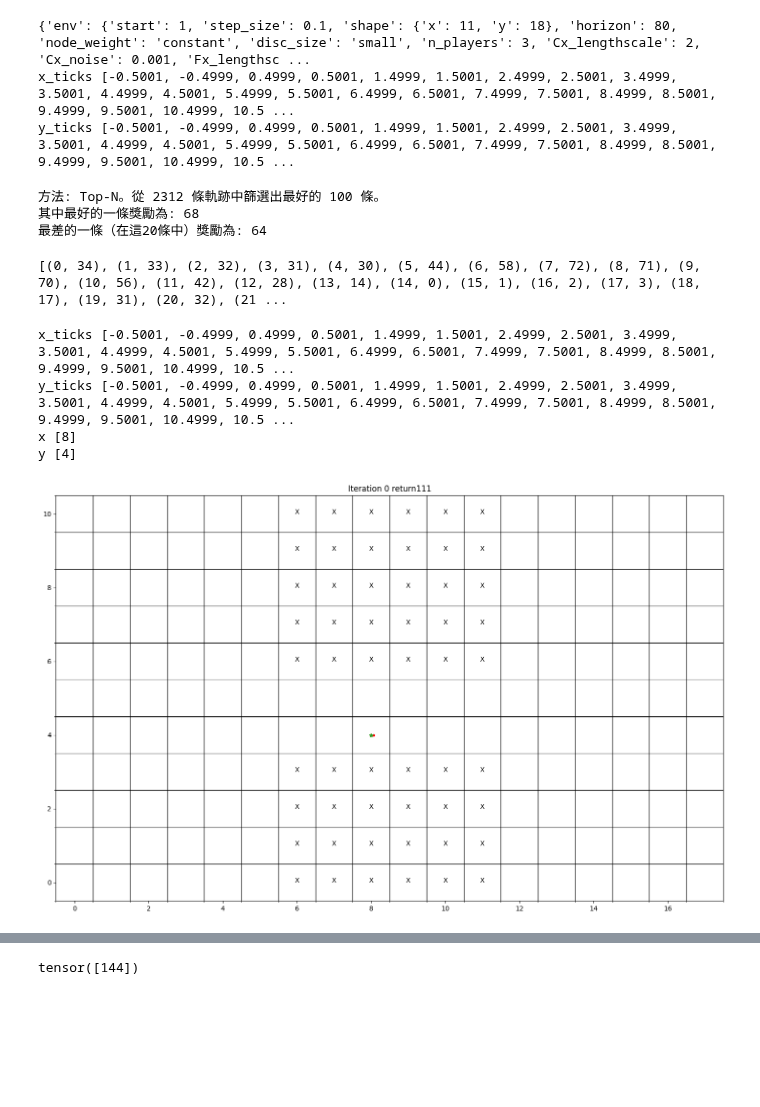
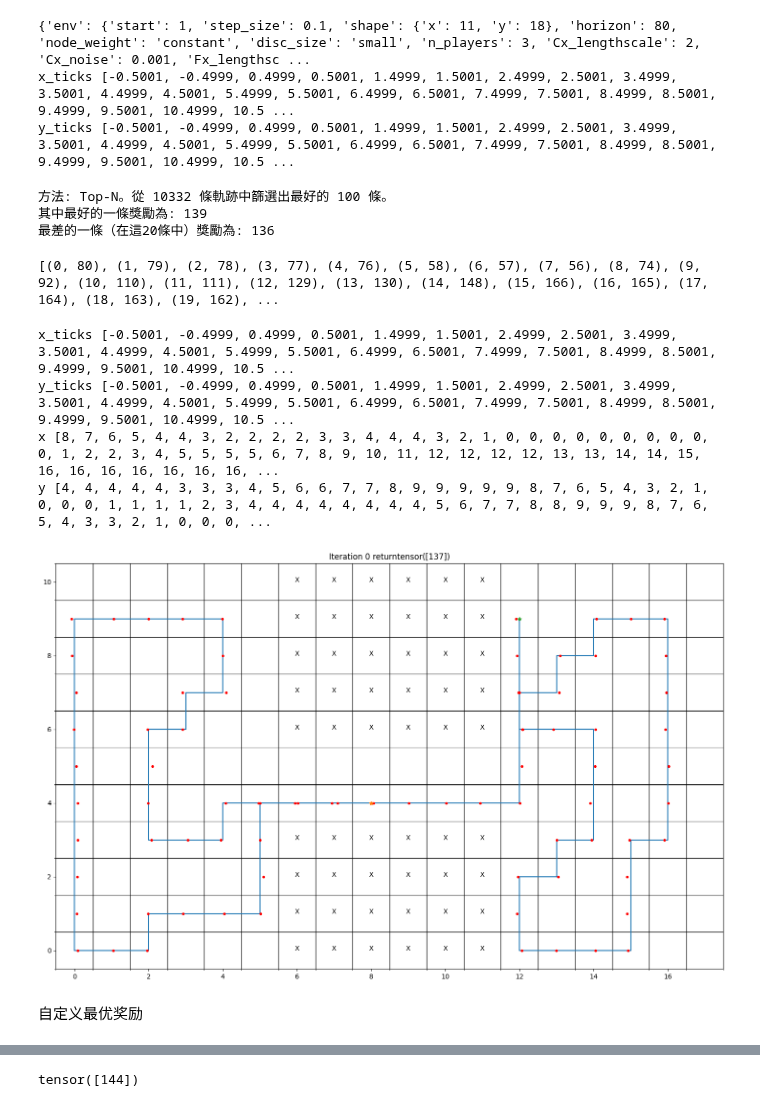
Before and after one commit to zjut-zhy/non-additive-RL, a Jupyter notebook: test_2.ipynb, the cells around one changed output, grey strips where cells are left out. Saved outputs shown, nothing was run; the diff lists cells and outputs as text; code cells hidden in the pictures; blank space fills up the shorter version.

```diff
--- a/test_2.ipynb
+++ b/test_2.ipynb
@@ -110,7 +110,7 @@ env.get_horizon_transition_matrix()
 x_ticks [-0.5001, -0.4999, 0.4999, 0.5001, 1.4999, 1.5001, 2.4999, 2.5001, 3.4999, 3.5001, 4.4999, 4.5001, 5.4999, 5.5001, 6.4999, 6.5001, 7.4999, 7.5001, 8.4999, 8.5001, 9.4999, 9.5001, 10.4999, 10.5 ...
 y_ticks [-0.5001, -0.4999, 0.4999, 0.5001, 1.4999, 1.5001, 2.4999, 2.5001, 3.4999, 3.5001, 4.4999, 4.5001, 5.4999, 5.5001, 6.4999, 6.5001, 7.4999, 7.5001, 8.4999, 8.5001, 9.4999, 9.5001, 10.4999, 10.5 ...
 # %%
-def sample_excellent_trajectories(filepath="go_explore_archive_spacetime_10m.pkl",
+def sample_excellent_trajectories(filepath="two_Room_80_go_explore_archive_spacetime.pkl",
                                   method='top_n',
                                   n=10,
                                   p=0.1,
@@ -183,9 +183,9 @@ if top_20_trajectories:
     print(f"其中最好的一條獎勵為: {top_20_trajectories[0]['reward']}")
     print(f"最差的一條（在這20條中）獎勵為: {top_20_trajectories[-1]['reward']}\n")
 # %% [output]
-方法: Top-N。從 2312 條軌跡中篩選出最好的 100 條。
-其中最好的一條獎勵為: 68
-最差的一條（在這20條中）獎勵為: 64
+方法: Top-N。從 10332 條軌跡中篩選出最好的 100 條。
+其中最好的一條獎勵為: 139
+最差的一條（在這20條中）獎勵為: 136
 # %%
 def create_path_with_timesteps(states):
     """
@@ -194,25 +194,27 @@ def create_path_with_timesteps(states):
     # 将状态转换为带时间步的格式
     path_with_time = [(t, state.item()) for t, state in enumerate(states)]
     return path_with_time
-path = create_path_with_timesteps(top_20_trajectories[11]["states"])
+mat_state = top_20_trajectories[0]["states"].copy()
+path = create_path_with_timesteps(mat_state)
 print(path)
 # %% [output]
-[(0, 34), (1, 33), (2, 32), (3, 31), (4, 30), (5, 44), (6, 58), (7, 72), (8, 71), (9, 70), (10, 56), (11, 42), (12, 28), (13, 14), (14, 0), (15, 1), (16, 2), (17, 3), (18, 17), (19, 31), (20, 32), (21 ...
+[(0, 80), (1, 79), (2, 78), (3, 77), (4, 76), (5, 58), (6, 57), (7, 56), (8, 74), (9, 92), (10, 110), (11, 111), (12, 129), (13, 130), (14, 148), (15, 166), (16, 165), (17, 164), (18, 163), (19, 162), ...
-# %%
-path = [(0,80)]
 # %%
 import importlib
 import visualization
 importlib.reload(visualization)
 from visualization import Visu
 visu = Visu(env_params=params["env"])
+visu.path_return(env.weighted_traj_return(mat_state, type=params["alg"]["type"]))
 visu.visu_path(path,env.Hori_ActionTransitionMatrix)
 # %% [output]
 x_ticks [-0.5001, -0.4999, 0.4999, 0.5001, 1.4999, 1.5001, 2.4999, 2.5001, 3.4999, 3.5001, 4.4999, 4.5001, 5.4999, 5.5001, 6.4999, 6.5001, 7.4999, 7.5001, 8.4999, 8.5001, 9.4999, 9.5001, 10.4999, 10.5 ...
 y_ticks [-0.5001, -0.4999, 0.4999, 0.5001, 1.4999, 1.5001, 2.4999, 2.5001, 3.4999, 3.5001, 4.4999, 4.5001, 5.4999, 5.5001, 6.4999, 6.5001, 7.4999, 7.5001, 8.4999, 8.5001, 9.4999, 9.5001, 10.4999, 10.5 ...
-x [8]
-y [4]
+x [8, 7, 6, 5, 4, 4, 3, 2, 2, 2, 2, 3, 3, 4, 4, 4, 3, 2, 1, 0, 0, 0, 0, 0, 0, 0, 0, 0, 0, 1, 2, 2, 3, 4, 5, 5, 5, 5, 6, 7, 8, 9, 10, 11, 12, 12, 12, 12, 13, 13, 14, 14, 15, 16, 16, 16, 16, 16, 16, 16, ...
+y [4, 4, 4, 4, 4, 3, 3, 3, 4, 5, 6, 6, 7, 7, 8, 9, 9, 9, 9, 9, 8, 7, 6, 5, 4, 3, 2, 1, 0, 0, 0, 1, 1, 1, 1, 2, 3, 4, 4, 4, 4, 4, 4, 4, 4, 5, 6, 7, 7, 8, 8, 9, 9, 9, 8, 7, 6, 5, 4, 3, 3, 2, 1, 0, 0, 0, ...
-[figure, old version]
+[figure, new version]
+# %% [markdown]
+自定义最优奖励
 # %%
 state = [80,79,78,77,76,75,74,56,38,39,40,22,4,3,2,1,0,18,36,54,72,90,108,126,144,162,163,164,165,166,148,130,129,128,110,92,93,94,95,96,97,98,99,100,82,83,84,102,103,104,122,140,139,138,156,174,175,176,177,178,160,142,124,106,88,70,52,34,16,15,14,13,12,30,48,49,50,68,86,85]
 mat_state = [torch.tensor([state_i]) for state_i in state]
```
Also changed, not shown: parts of 3 cells of this notebook, 3 other files.
